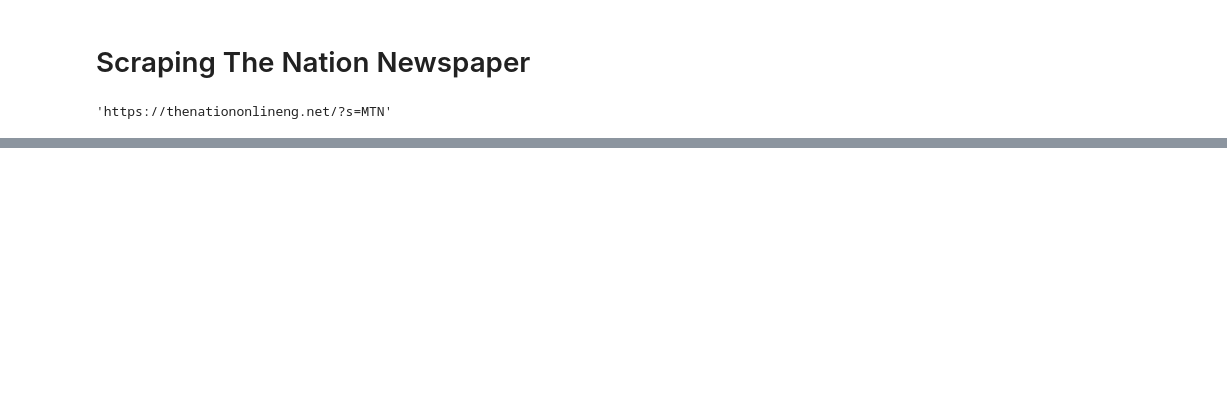
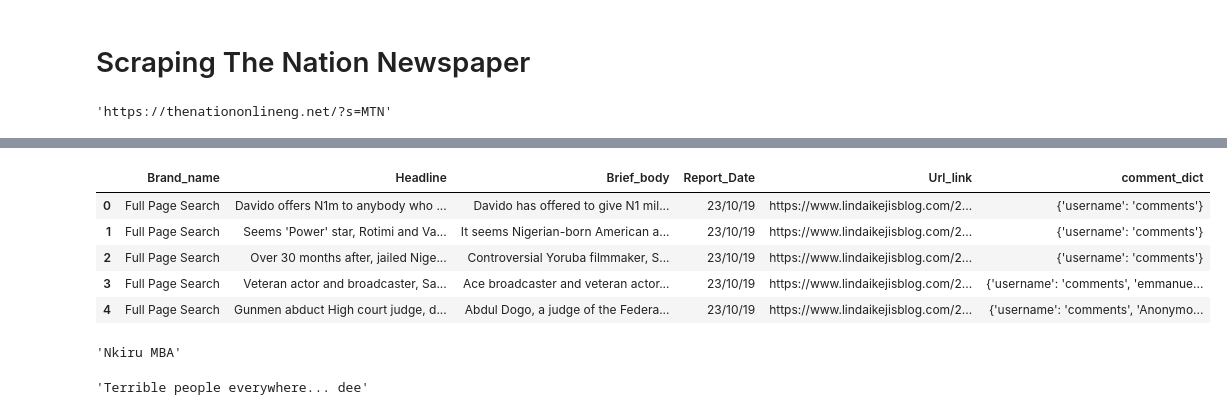
Before and after one commit to Free-tek/Anjie_local_language_corpus_generator, a Jupyter notebook: Punch Scrapping.ipynb, the cells around one changed output, grey strips where cells are left out. Saved outputs shown, nothing was run; the diff lists cells and outputs as text; code cells hidden in the pictures; blank space fills up the shorter version.

```diff
--- a/Punch Scrapping.ipynb
+++ b/Punch Scrapping.ipynb
@@ -211,0 +608,10 @@ df.head(14)
+# %%
+df = pd.read_csv("lindaikeji_blog.csv")
+df.head()
+# %% [output]
+|  | Brand_name | Headline | Brief_body | Report_Date | Url_link | comment_dict |
+| 0 | Full Page Search | Davido offers N1m to anybody who ... | Davido has offered to give N1 mil... | 23/10/19 | https://www.lindaikejisblog.com/2... | {'username': 'comments'} |
+| 1 | Full Page Search | Seems 'Power' star, Rotimi and Va... | It seems Nigerian-born American a... | 23/10/19 | https://www.lindaikejisblog.com/2... | {'username': 'comments'} |
+| 2 | Full Page Search | Over 30 months after, jailed Nige... | Controversial Yoruba filmmaker, S... | 23/10/19 | https://www.lindaikejisblog.com/2... | {'username': 'comments'} |
+| 3 | Full Page Search | Veteran actor and broadcaster, Sa... | Ace broadcaster and veteran actor... | 23/10/19 | https://www.lindaikejisblog.com/2... | {'username': 'comments', 'emmanue... |
+| 4 | Full Page Search | Gunmen abduct High court judge, d... | Abdul Dogo, a judge of the Federa... | 23/10/19 | https://www.lindaikejisblog.com/2... | {'username': 'comments', 'Anonymo... |
@@ -211,0 +627,14 @@ df.head(14)
+# %%
+Headline = soup.find_all("div", {"class": "comment_holder"})
+Headline = Headline[3].find_all("a", {"class": "profile_name"})
+Headline = Headline[0].text
+Headline
+# %% [output]
+'Nkiru MBA'
+# %%
+Headline = soup.find_all("div", {"class": "comment_holder"})
+Headline = Headline[0].find_all("p", {"style": "font-size: 16px; margin-top: 6px;"})
+Headline = Headline[0].text.strip()
+Headline
+# %% [output]
+'Terrible people everywhere... dee'
```
Also changed, not shown: parts of 56 cells of this notebook.
